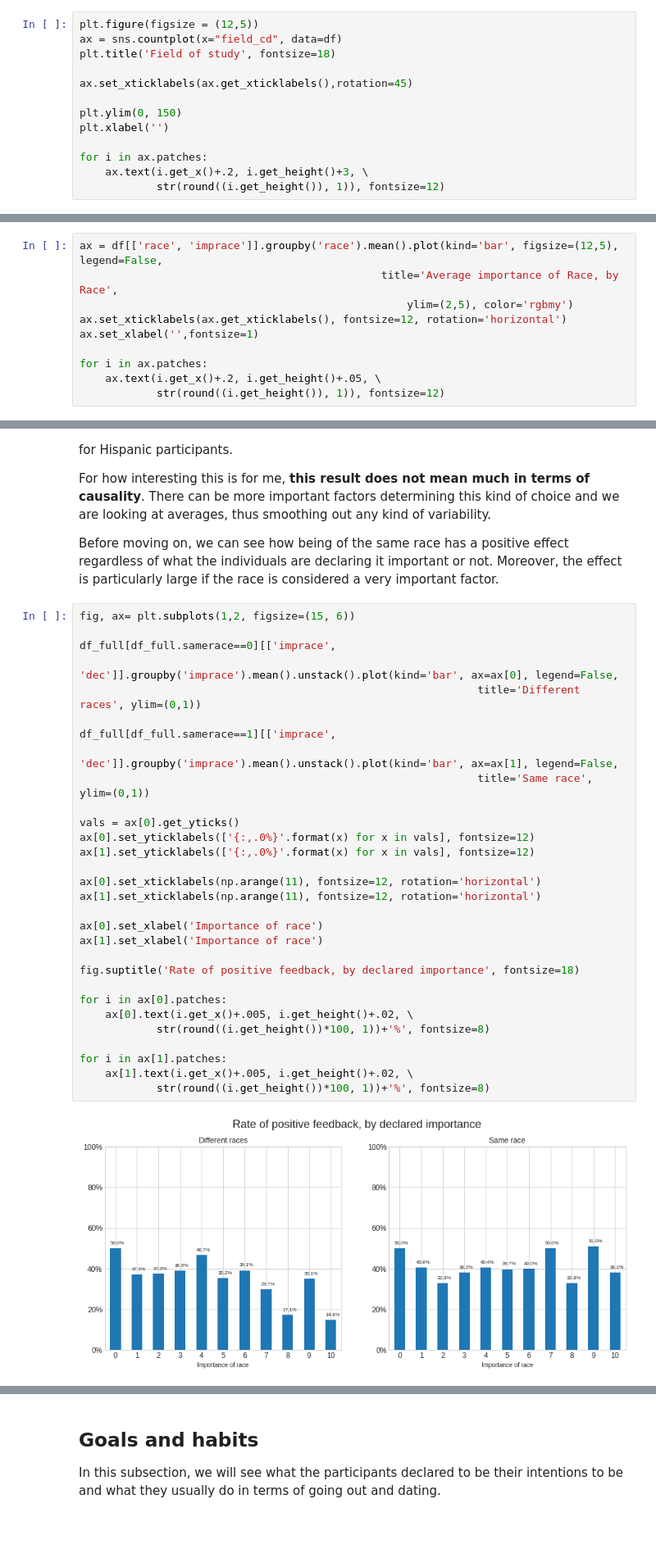
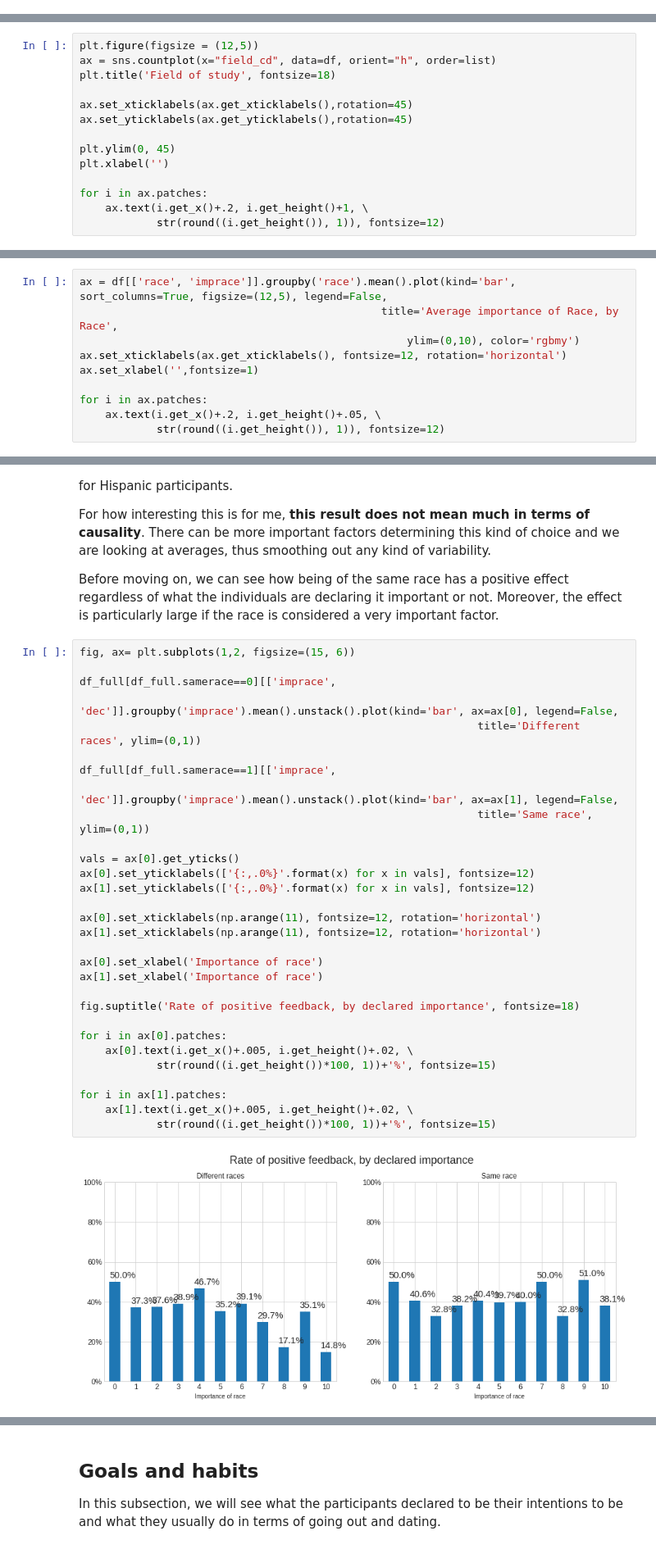
Before and after one commit to villafue/Python_Data_Visualization_Notes, a Jupyter notebook: Data Storytelling/Craft Story Dataset/Women.ipynb, the cells around one changed output, grey strips where cells are left out. Shown at 82% size. Drawn from its saved outputs; the diff is of its cells as text; blank space fills up the shorter version.

```diff
--- a/Data Storytelling/Craft Story Dataset/Women.ipynb
+++ b/Data Storytelling/Craft Story Dataset/Women.ipynb
@@ -284,16 +284,3 @@ Film         1.111111
 Lang.        0.740741
 Oth.         0.370370
 Name: field_cd, dtype: float64
-# %%
-plt.figure(figsize = (12,5))
-ax = sns.countplot(x="field_cd", data=df)
-plt.title('Field of study', fontsize=18)
-
-ax.set_xticklabels(ax.get_xticklabels(),rotation=45)
-
-plt.ylim(0, 150)
-plt.xlabel('')
-
-for i in ax.patches:
-    ax.text(i.get_x()+.2, i.get_height()+3, \
-            str(round((i.get_height()), 1)), fontsize=12)
@@ -324,0 +290,14 @@ Name: field_cd, dtype: int64
+# %%
+plt.figure(figsize = (12,5))
+ax = sns.countplot(x="field_cd", data=df, orient="h", order=list)
+plt.title('Field of study', fontsize=18)
+
+ax.set_xticklabels(ax.get_xticklabels(),rotation=45)
+ax.set_yticklabels(ax.get_yticklabels(),rotation=45)
+
+plt.ylim(0, 45)
+plt.xlabel('')
+
+for i in ax.patches:
+    ax.text(i.get_x()+.2, i.get_height()+1, \
+            str(round((i.get_height()), 1)), fontsize=12)
@@ -389,9 +381,9 @@ df[['race', 'imprace']].groupby(['race']).agg(['mean', 'median', 'min', 'max', '
 | Other | 3.562500 | 3.0 | 1.0 | 8.0 | 16 |
 | White | 4.652482 | 4.0 | 0.0 | 10.0 | 141 |
 # %%
-ax = df[['race', 'imprace']].groupby('race').mean().plot(kind='bar', figsize=(12,5), legend=False,
+ax = df[['race', 'imprace']].groupby('race').mean().plot(kind='bar', sort_columns=True, figsize=(12,5), legend=False,
                                                title='Average importance of Race, by Race',
-                                                   ylim=(2,5), color='rgbmy')
+                                                   ylim=(0,10), color='rgbmy')
 ax.set_xticklabels(ax.get_xticklabels(), fontsize=12, rotation='horizontal')
 ax.set_xlabel('',fontsize=1)
 
@@ -568,32 +571,32 @@ Before moving on, we can see how being of the same race has a positive effect re
 # %%
 fig, ax= plt.subplots(1,2, figsize=(15, 6))
 
 df_full[df_full.samerace==0][['imprace',
                               'dec']].groupby('imprace').mean().unstack().plot(kind='bar', ax=ax[0], legend=False,
                                                               title='Different races', ylim=(0,1))
 
 df_full[df_full.samerace==1][['imprace',
                               'dec']].groupby('imprace').mean().unstack().plot(kind='bar', ax=ax[1], legend=False,
                                                               title='Same race', ylim=(0,1))
 
 vals = ax[0].get_yticks()
 ax[0].set_yticklabels(['{:,.0%}'.format(x) for x in vals], fontsize=12)
 ax[1].set_yticklabels(['{:,.0%}'.format(x) for x in vals], fontsize=12)
 
 ax[0].set_xticklabels(np.arange(11), fontsize=12, rotation='horizontal')
 ax[1].set_xticklabels(np.arange(11), fontsize=12, rotation='horizontal')
 
 ax[0].set_xlabel('Importance of race')
 ax[1].set_xlabel('Importance of race')
 
 fig.suptitle('Rate of positive feedback, by declared importance', fontsize=18)
 
 for i in ax[0].patches:
     ax[0].text(i.get_x()+.005, i.get_height()+.02, \
-            str(round((i.get_height())*100, 1))+'%', fontsize=8)
+            str(round((i.get_height())*100, 1))+'%', fontsize=15)
 
 for i in ax[1].patches:
     ax[1].text(i.get_x()+.005, i.get_height()+.02, \
-            str(round((i.get_height())*100, 1))+'%', fontsize=8)
+            str(round((i.get_height())*100, 1))+'%', fontsize=15)
 # %% [output]
-[figure, old version]
+[figure, new version]
```
Also changed, not shown: parts of 47 cells of this notebook.
